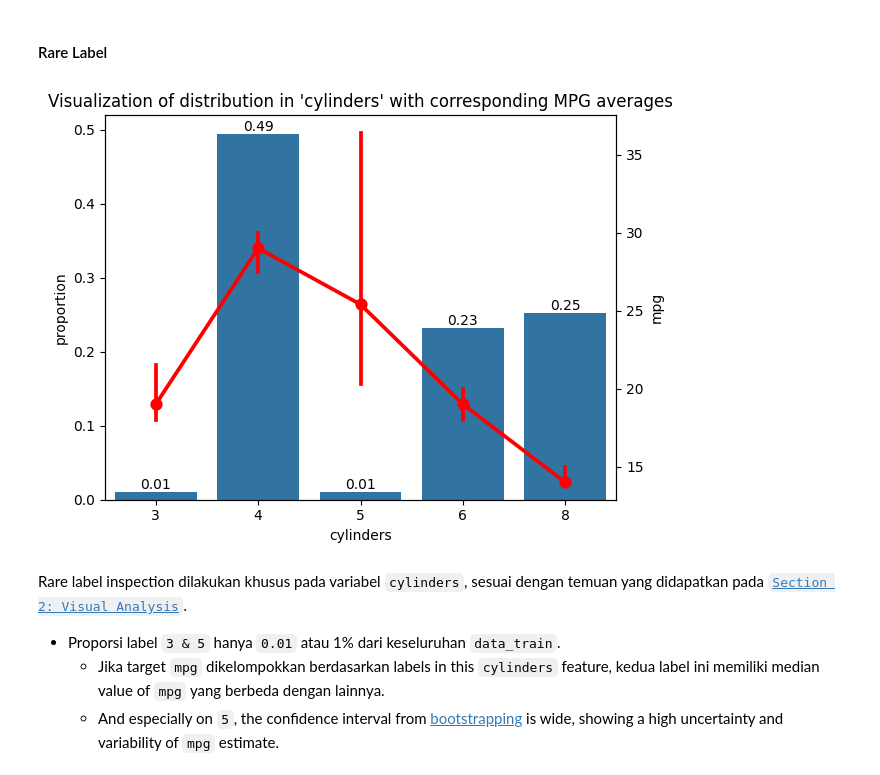
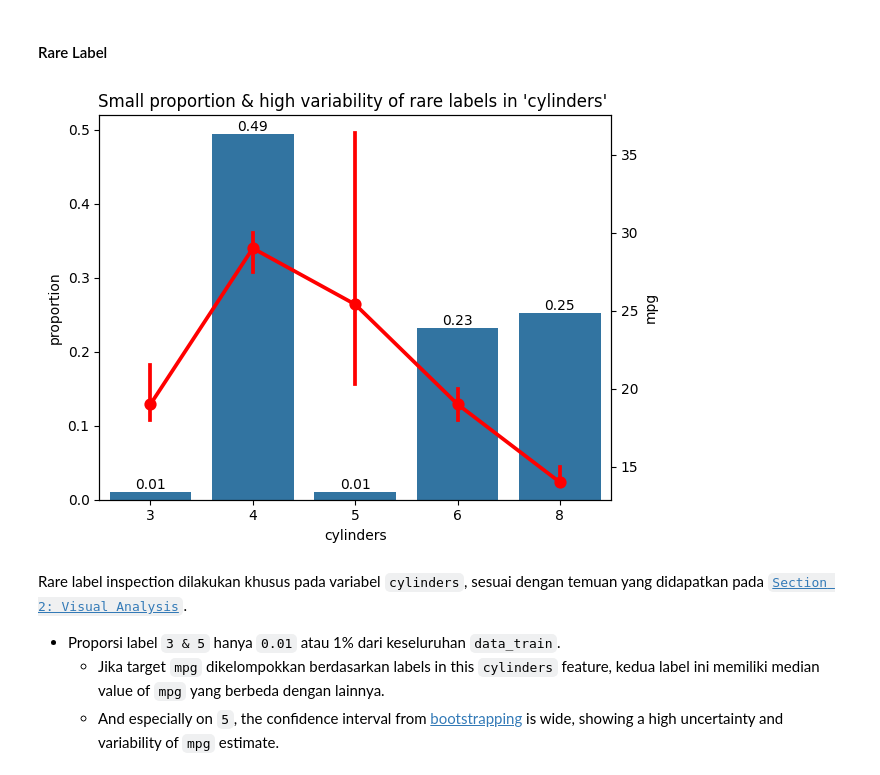
Before and after one commit to garudapaksi-yusuf/Auto_MPG_Prediction, a Jupyter notebook: notebook/notebook.ipynb, the cells around one changed output. Saved outputs shown, nothing was run; the diff lists cells and outputs as text; code cells hidden in the pictures.

```diff
--- a/notebook/notebook.ipynb
+++ b/notebook/notebook.ipynb
@@ -579,35 +580,37 @@ High cardinality may pose the following problems:
 # %% [markdown]
 #### Rare Label
 # %%
+# create & setup plot figure
 _, ax = plt.subplots(layout='tight')
-plt.title(label="Visualization of distribution in 'cylinders' with corresponding MPG averages")
+plt.title(label="Small proportion & high variability of rare labels in 'cylinders' ")
 
+# plot visualization for analyzing rare labels in train data
 sns.countplot(
     data=data_train,
     x="cylinders",
     stat="proportion",
     ax=ax
 )
 ax.bar_label(
     container=ax.containers[0],
     fmt='%.2f'
 )
 
 ax_twinx = ax.twinx()
 sns.pointplot(
     data=data_train,
     x="cylinders",
     y="mpg",
     estimator="median",
     errorbar="ci",
     seed=RANDOM_STATE,
     color="red",
     ax=ax_twinx,
 )
 
 plt.show()
 # %% [output]
-[figure, old version]
+[figure, new version]
 # %% [markdown]
 Rare label inspection dilakukan khusus pada variabel `cylinders`, sesuai dengan temuan yang didapatkan pada [`Section 2: Visual Analysis`](#visual-analysis).
 * Proporsi label `3 & 5` hanya `0.01` atau 1% dari keseluruhan `data_train`.
```
Also changed, not shown: parts of 9 cells of this notebook.
